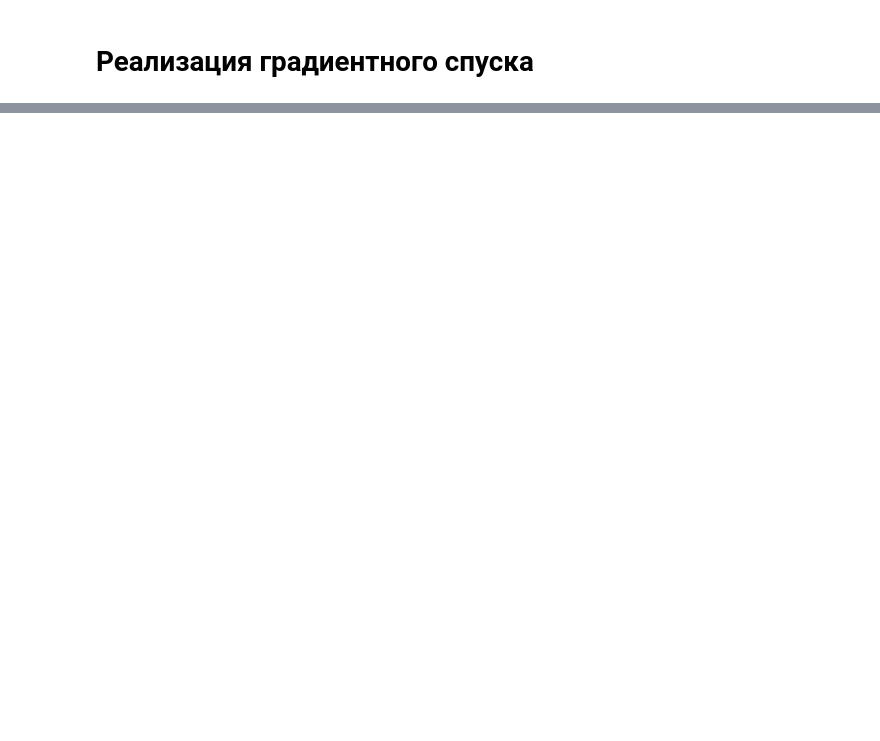
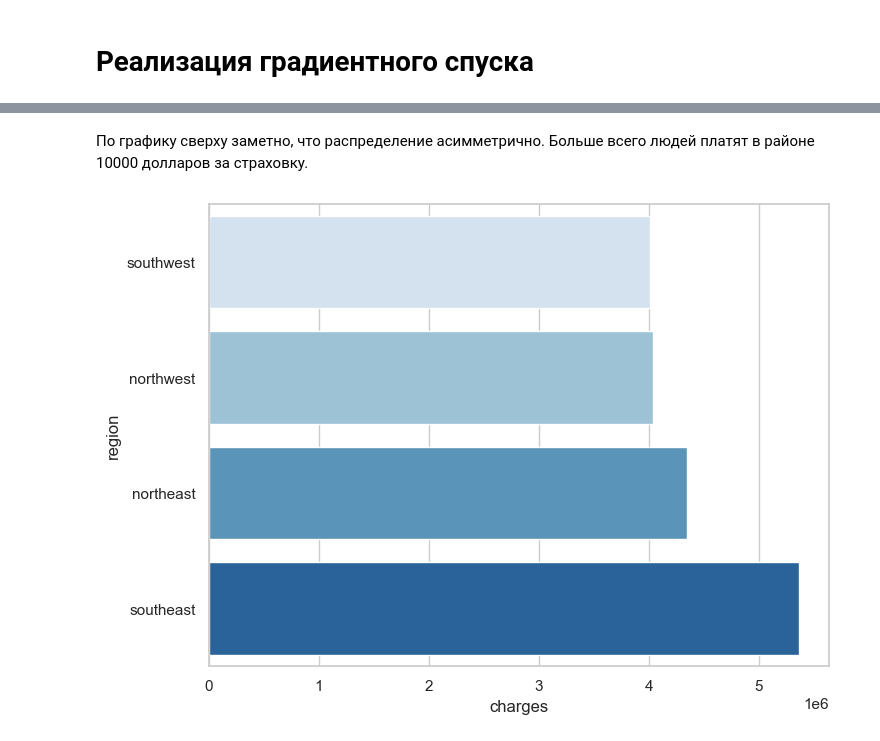
Before and after one commit to bozhnyukAlex/MachineLearning, a Jupyter notebook: tasks/LinearRegression.ipynb, the cells around one changed output, grey strips where cells are left out. Cells and saved outputs as stored; diff of their text form; code cells hidden in the pictures; blank space fills up the shorter version.

```diff
--- a/tasks/LinearRegression.ipynb
+++ b/tasks/LinearRegression.ipynb
@@ -84,0 +136,8 @@ def gradient_descent(X, y, w0, epsilon=1E-8, alpha=1, lmda=0.001, dw=1E-8):
+# %% [markdown]
+По графику сверху заметно, что распределение асимметрично. Больше всего людей платят в районе 10000 долларов за страховку.
+# %%
+charges = df['charges'].groupby(df.region).sum().sort_values(ascending = True)
+f, ax = plt.subplots(1, 1, figsize=(8, 6))
+ax = sns.barplot(x=charges.head(), y=charges.head().index, palette='Blues')
+# %% [output]
+[figure, added]
```
Also changed, not shown: parts of 22 cells of this notebook.
